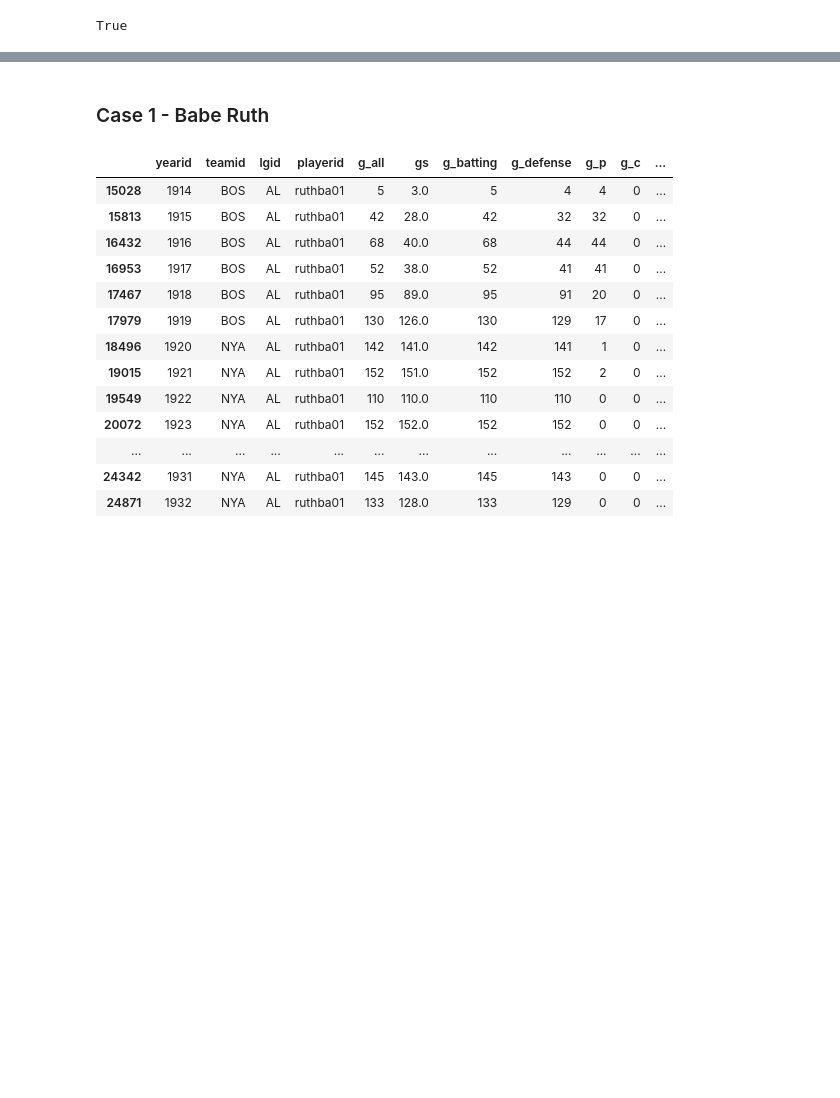
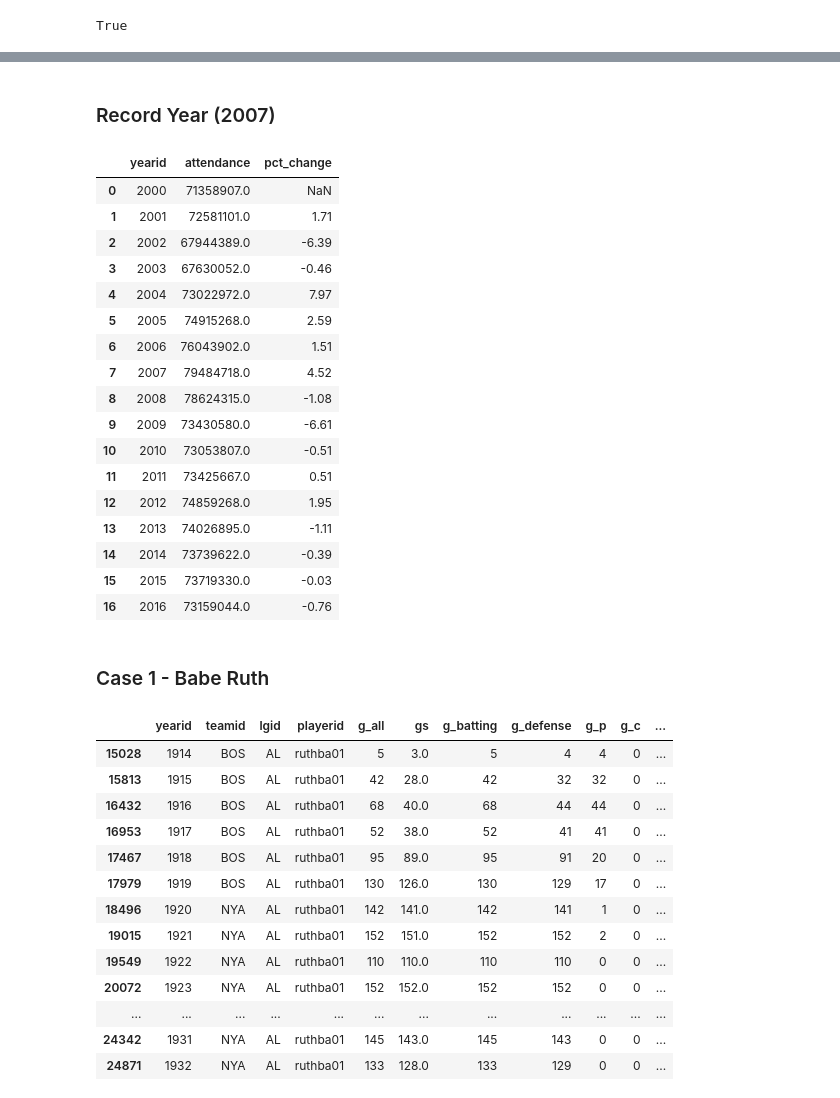
Before and after one commit to mwbarnesy/capstone, a Jupyter notebook: notebooks/lahman-mwb.ipynb, the cells around one changed output, grey strips where cells are left out. Cells and saved outputs as stored; diff of their text form; code cells hidden in the pictures; blank space fills up the shorter version.

```diff
--- a/notebooks/lahman-mwb.ipynb
+++ b/notebooks/lahman-mwb.ipynb
@@ -46,0 +204,29 @@ appearances_df = pd.read_sql(appearances_sql, con=engine)
+# %% [markdown]
+### Record Year (2007)
+# %%
+record_attendance = teams_df.loc[(teams_df['yearid'] >= 2000) & (teams_df['yearid'] <= 2020)]
+# %%
+pct_chg_record_attendance = record_attendance.groupby(['yearid'])['attendance'].sum().to_frame().reset_index()
+# %%
+pct_chg_record_attendance['pct_change'] = ((pct_chg_record_attendance['attendance'].pct_change()) * 100).round(2)
+# %%
+pct_chg_record_attendance
+# %% [output]
+|  | yearid | attendance | pct_change |
+| 0 | 2000 | 71358907.0 | NaN |
+| 1 | 2001 | 72581101.0 | 1.71 |
+| 2 | 2002 | 67944389.0 | -6.39 |
+| 3 | 2003 | 67630052.0 | -0.46 |
+| 4 | 2004 | 73022972.0 | 7.97 |
+| 5 | 2005 | 74915268.0 | 2.59 |
+| 6 | 2006 | 76043902.0 | 1.51 |
+| 7 | 2007 | 79484718.0 | 4.52 |
+| 8 | 2008 | 78624315.0 | -1.08 |
+| 9 | 2009 | 73430580.0 | -6.61 |
+| 10 | 2010 | 73053807.0 | -0.51 |
+| 11 | 2011 | 73425667.0 | 0.51 |
+| 12 | 2012 | 74859268.0 | 1.95 |
+| 13 | 2013 | 74026895.0 | -1.11 |
+| 14 | 2014 | 73739622.0 | -0.39 |
+| 15 | 2015 | 73719330.0 | -0.03 |
+| 16 | 2016 | 73159044.0 | -0.76 |
```
Also changed, not shown: parts of 32 cells of this notebook.
